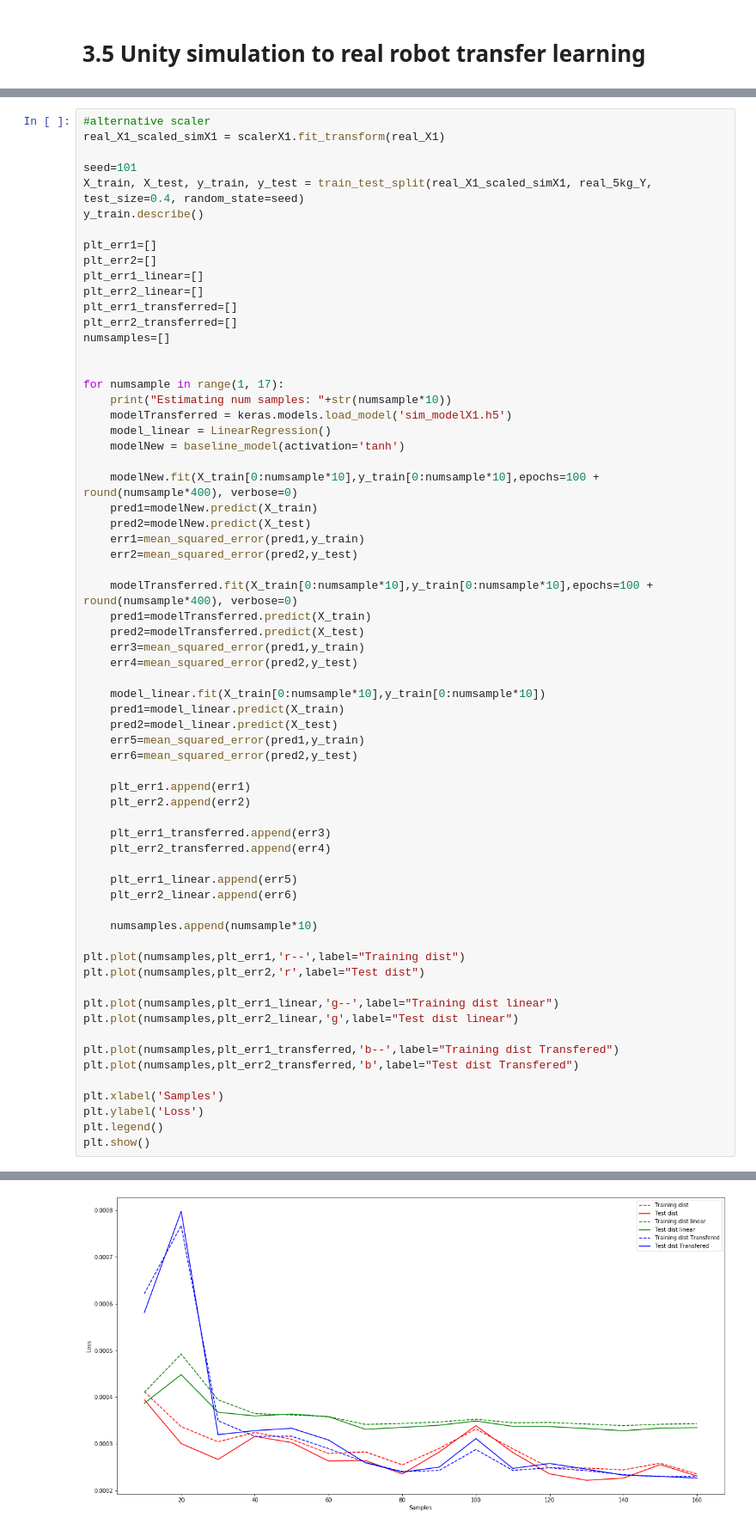
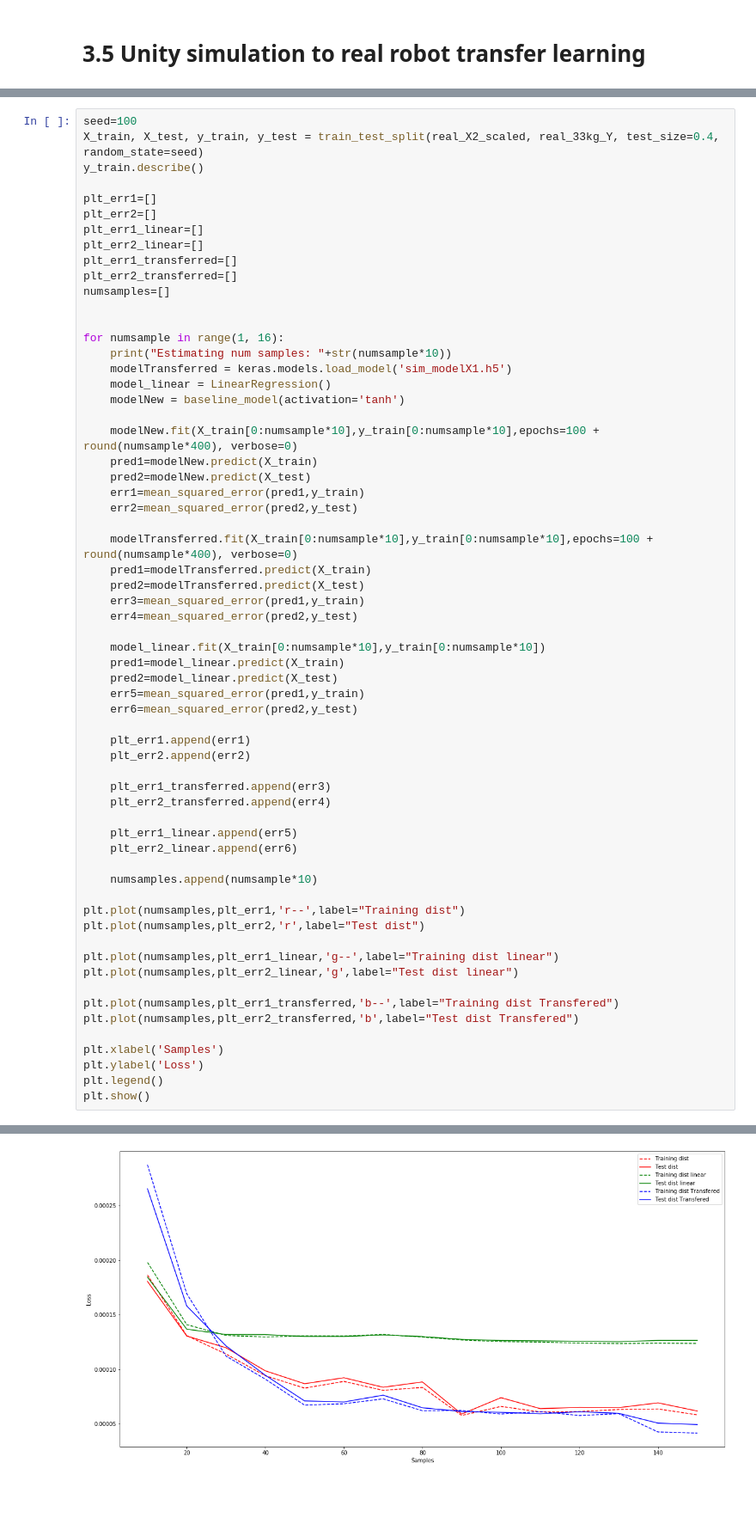
Before and after one commit to AydarAkhmetzyanov/Deep-Learning-based-cable-driven-robot-kinematics--error-compensation-with-Transfer-Learning, a Jupyter notebook: ExperimentResults.ipynb, the cells around one changed output, grey strips where cells are left out. Shown at 86% size. Saved outputs shown, nothing was run; the diff lists cells and outputs as text; blank space fills up the shorter version.

```diff
--- a/ExperimentResults.ipynb
+++ b/ExperimentResults.ipynb
@@ -886,11 +886,8 @@ Estimating num samples: 150
 Estimating num samples: 160
 [figure]
 # %%
-#alternative scaler
-real_X1_scaled_simX1 = scalerX1.fit_transform(real_X1)
-
-seed=101
-X_train, X_test, y_train, y_test = train_test_split(real_X1_scaled_simX1, real_5kg_Y, test_size=0.4, random_state=seed)
+seed=100
+X_train, X_test, y_train, y_test = train_test_split(real_X2_scaled, real_33kg_Y, test_size=0.4, random_state=seed)
 y_train.describe()
 
 plt_err1=[]
@@ -902,7 +899,7 @@ plt_err2_transferred=[]
 numsamples=[]
 
 
-for numsample in range(1, 17):
+for numsample in range(1, 16):
     print("Estimating num samples: "+str(numsample*10))
     modelTransferred = keras.models.load_model('sim_modelX1.h5')
     model_linear = LinearRegression()
@@ -970 +966 @@ Estimating num samples: 160
-[figure, old version]
+[figure, new version]
```
Also changed, not shown: parts of 2 cells of this notebook.
